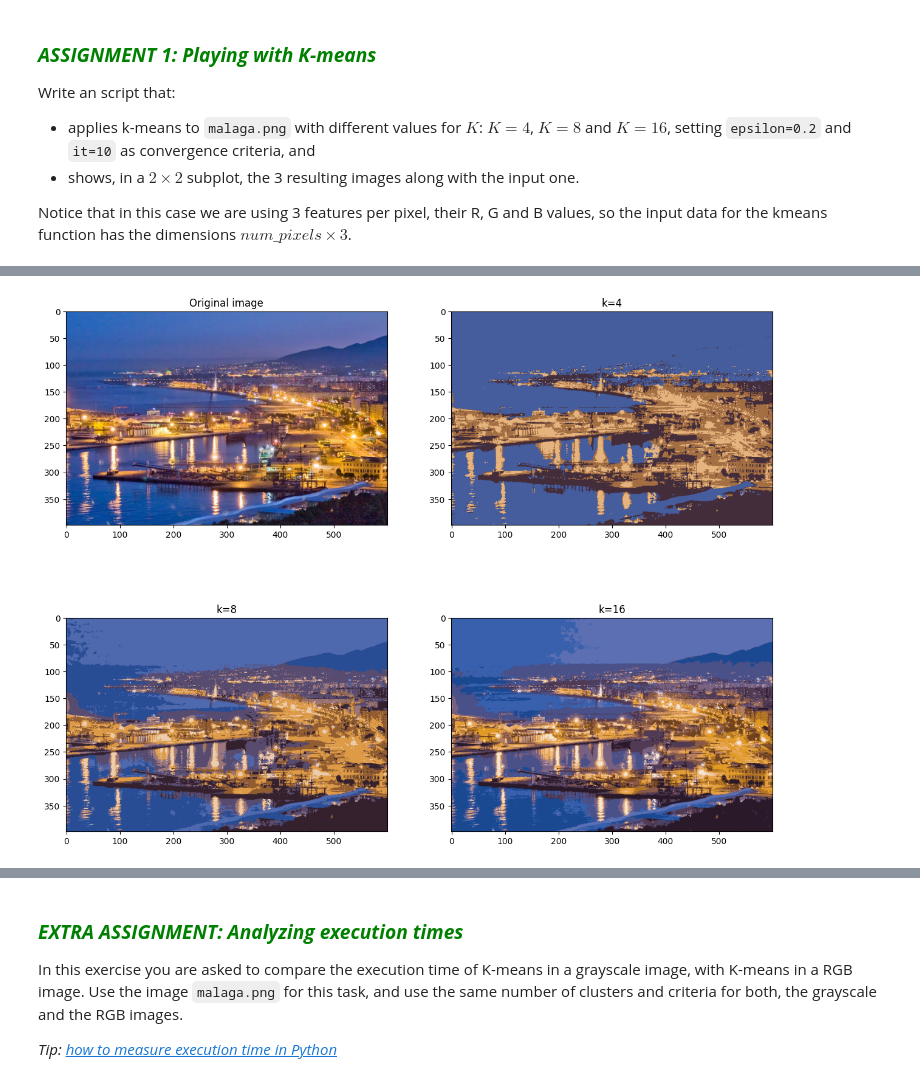
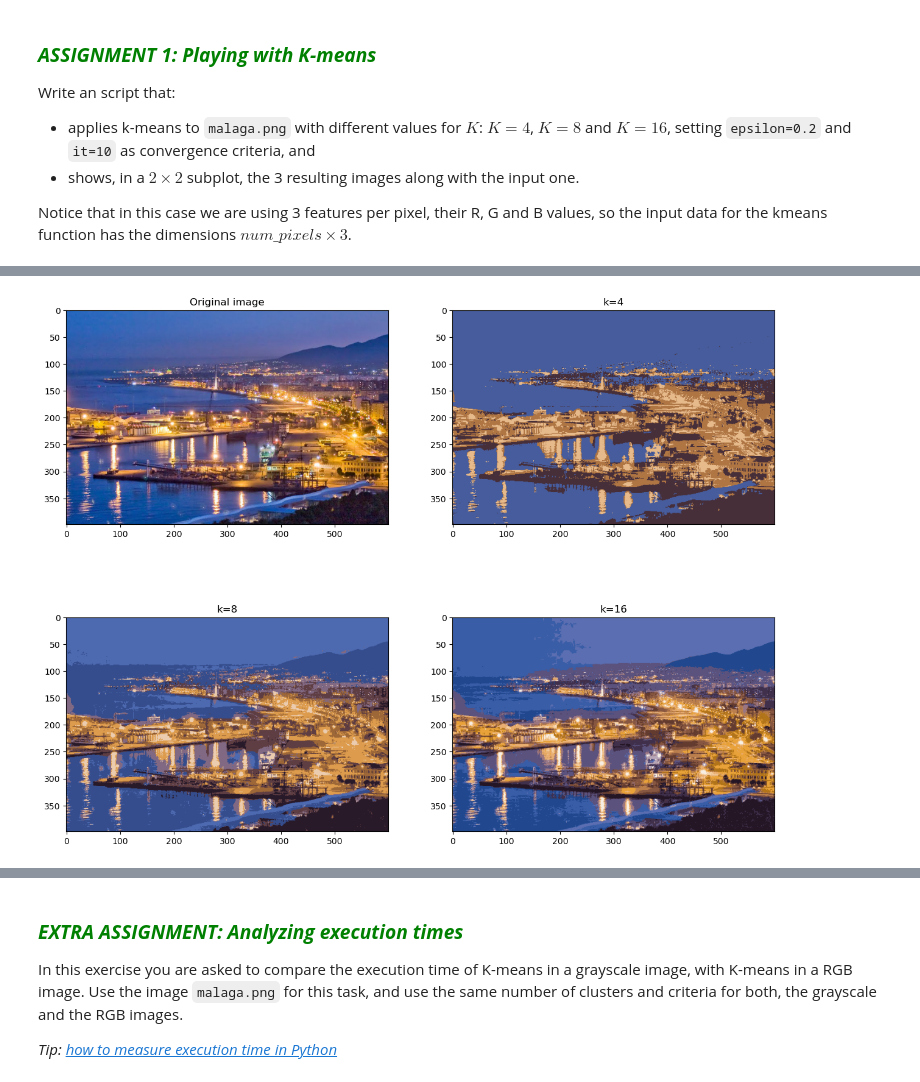
Before and after one commit to BeatrizInversa/uma_cv_2023, a Jupyter notebook: Chapter 05. Image segmentation/5.2 Region-based techniques.ipynb, the cells around one changed output, grey strips where cells are left out. Drawn from its saved outputs; the diff is of its cells as text; code cells hidden in the pictures.

```diff
--- a/Chapter 05. Image segmentation/5.2 Region-based techniques.ipynb
+++ b/Chapter 05. Image segmentation/5.2 Region-based techniques.ipynb
@@ -183,7 +183,7 @@ flattened_img = image.reshape((-1,3))
 flattened_img = np.float32(flattened_img)
 
 # Set criteria
-it = 10
+it = 6
 epsilon = 0.2
 criteria = (cv2.TERM_CRITERIA_EPS + cv2.TERM_CRITERIA_MAX_ITER, it, epsilon)
 
@@ -200,34 +200,34 @@ center16 = np.uint8(center16)
 # Get the color (center) assigned to each pixel
 res4 = center4[label4.flatten()]
 res8 = center8[label8.flatten()]
 res16 = center16[label16.flatten()]
 
 # Reshape to original shape
 quantized4 = res4.reshape((image.shape))
 quantized8 = res8.reshape((image.shape))
 quantized16 = res16.reshape((image.shape))
 
 # Show original image
 plt.subplot(2,2,1)
 plt.title("Original image")
 plt.imshow(image)
 
 # Show k=4
 plt.subplot(2,2,2)
 plt.title("k=4")
 plt.imshow(quantized4)
 
 # Show k=8
 plt.subplot(2,2,3)
 plt.title("k=8")
 plt.imshow(quantized8)
 
 # Show k=16
 plt.subplot(2,2,4)
 plt.title("k=16")
 plt.imshow(quantized16);
 # %% [output]
-[figure, old version]
+[figure, new version]
 # %% [markdown]
 ### <font color="blue"><b><i>Thinking about it (1)</i></b></font>
 
```
Also changed, not shown: parts of 3 cells of this notebook.
